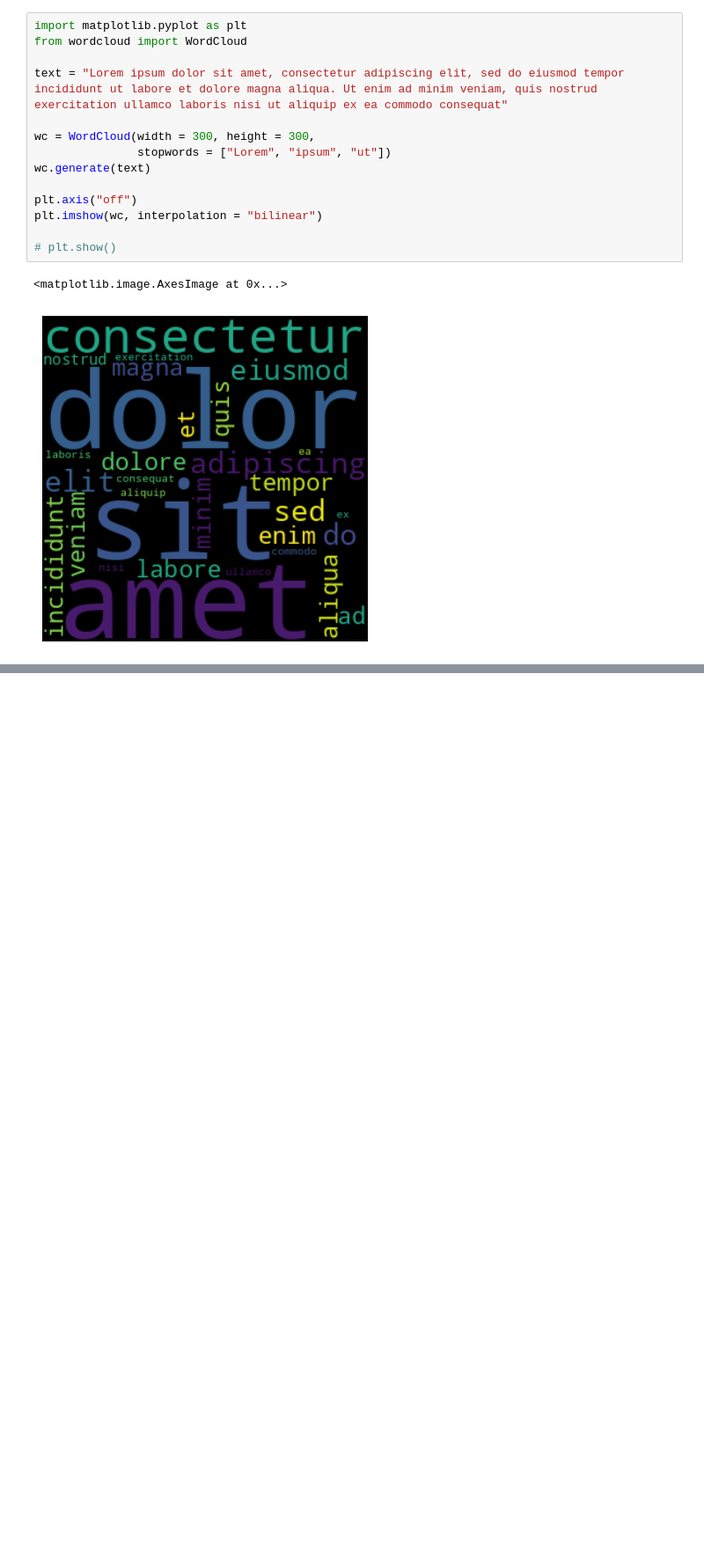
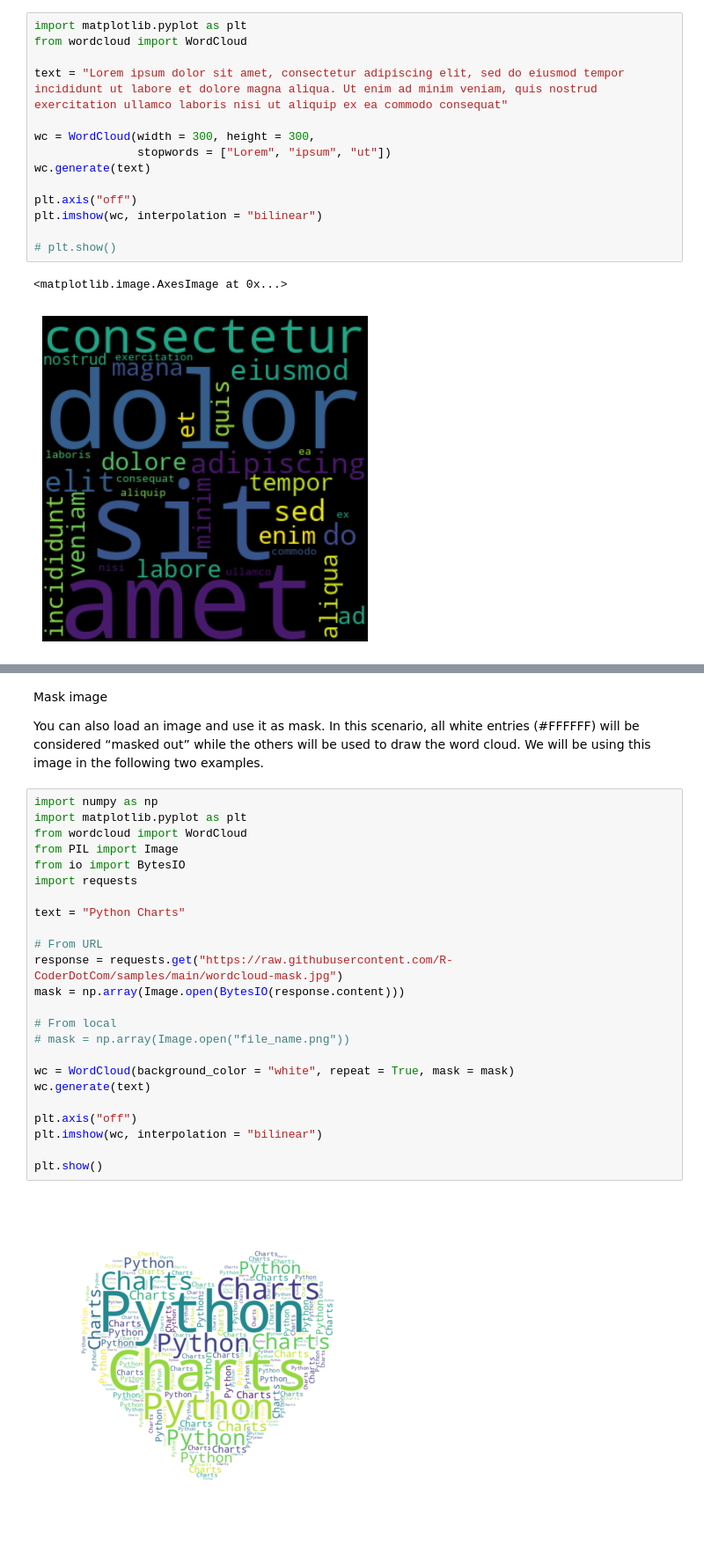
Before and after one commit to UlrikeDetective/R_themes, a Jupyter notebook: medium/visualisations/wordcloud.ipynb, the cells around one changed output, grey strips where cells are left out. Shown at 88% size. Saved outputs shown, nothing was run; the diff lists cells and outputs as text; blank space fills up the shorter version.

```diff
--- a/medium/visualisations/wordcloud.ipynb
+++ b/medium/visualisations/wordcloud.ipynb
@@ -127,0 +175,30 @@ plt.imshow(wc, interpolation = "bilinear")
+# %% [markdown]
+Mask image
+
+You can also load an image and use it as mask. In this scenario, all white entries (#FFFFFF) will be considered “masked out” while the others will be used to draw the word cloud. We will be using this image in the following two examples.
+# %%
+import numpy as np
+import matplotlib.pyplot as plt
+from wordcloud import WordCloud
+from PIL import Image
+from io import BytesIO
+import requests
+
+text = "Python Charts"
+
+# From URL
+response = requests.get("https://raw.githubusercontent.com/R-CoderDotCom/samples/main/wordcloud-mask.jpg")
+mask = np.array(Image.open(BytesIO(response.content)))
+
+# From local
+# mask = np.array(Image.open("file_name.png"))
+
+wc = WordCloud(background_color = "white", repeat = True, mask = mask)
+wc.generate(text)
+
+plt.axis("off")
+plt.imshow(wc, interpolation = "bilinear")
+
+plt.show()
+# %% [output]
+[figure, added]
```
Also changed, not shown: parts of 8 cells of this notebook.
